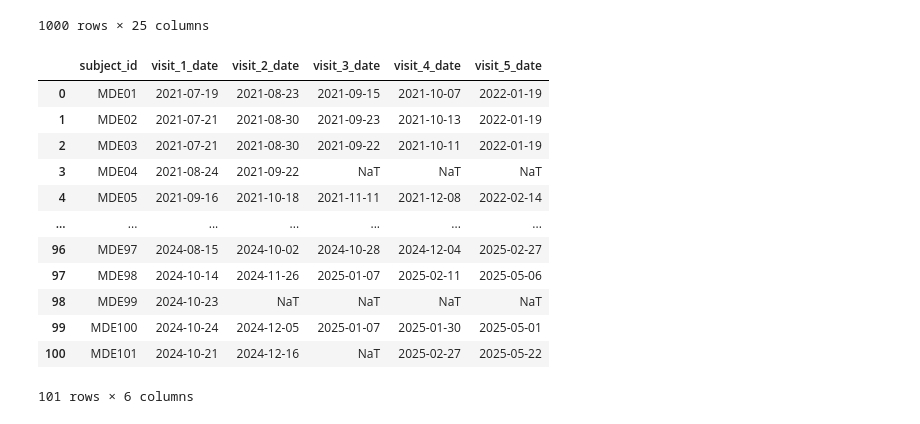
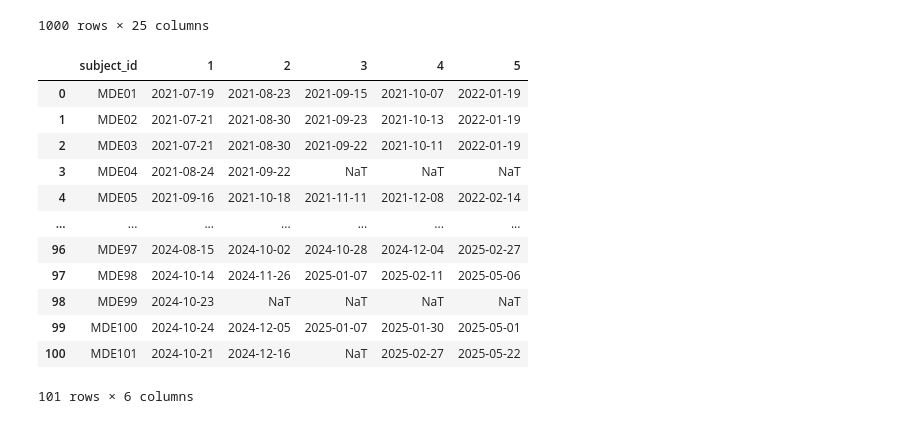
Before and after one commit to OHNLP/activity_tracker, a Jupyter notebook: notebooks/visit_analysis.ipynb, the cells around one changed output. Cells and saved outputs as stored; diff of their text form; code cells hidden in the pictures.

```diff
--- a/notebooks/visit_analysis.ipynb
+++ b/notebooks/visit_analysis.ipynb
@@ -240,24 +246,24 @@ study_log_df
 # %%
 # Normalize subject IDs
 study_log_df["subject_id"] = study_log_df["PID"].astype(str).str.replace("-", "").str.upper()
 
 visit_date_cols = {
-    "Screening": "visit_1_date",
-    "Week 4 (V2)": "visit_2_date",
-    "Week 8 (V3)": "visit_3_date",
-    "Week 12 (V4)": "visit_4_date",
-    "Week 24 (EOS)": "visit_5_date"
+    "Screening": 1,
+    "Week 4 (V2)": 2,
+    "Week 8 (V3)": 3,
+    "Week 12 (V4)": 4,
+    "Week 24 (EOS)": 5
 }
 visit_dates_df = study_log_df[["subject_id"] + list(visit_date_cols.keys())].rename(columns=visit_date_cols)
 visit_dates_df = visit_dates_df.dropna(subset=list(visit_date_cols.values()), how="all")
 
 # Convert all visit date columns to datetime safely
 for col in visit_date_cols.values():
     visit_dates_df[col] = pd.to_datetime(visit_dates_df[col].astype(str).str.strip().replace("OS", pd.NA), errors='coerce')
 
 visit_dates_df
 # %% [output]
-|  | subject_id | visit_1_date | visit_2_date | visit_3_date | visit_4_date | visit_5_date |
+|  | subject_id | 1 | 2 | 3 | 4 | 5 |
 | 0 | MDE01 | 2021-07-19 | 2021-08-23 | 2021-09-15 | 2021-10-07 | 2022-01-19 |
 | 1 | MDE02 | 2021-07-21 | 2021-08-30 | 2021-09-23 | 2021-10-13 | 2022-01-19 |
 | 2 | MDE03 | 2021-07-21 | 2021-08-30 | 2021-09-22 | 2021-10-11 | 2022-01-19 |
```
Also changed, not shown: parts of 7 cells of this notebook.
